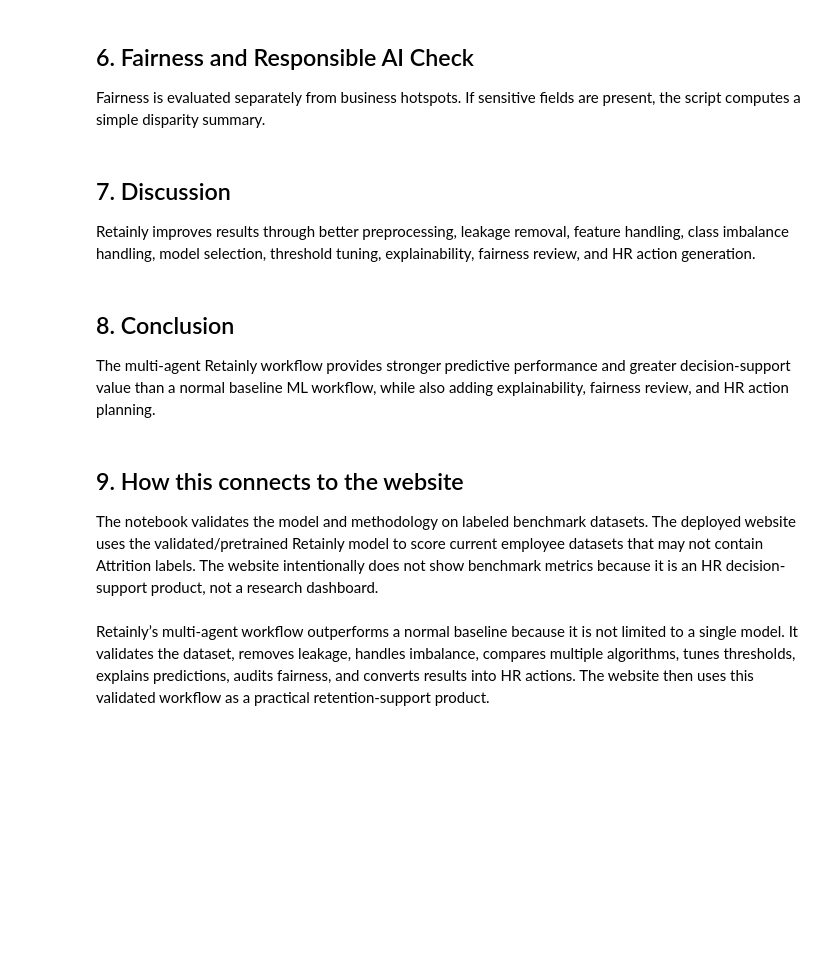
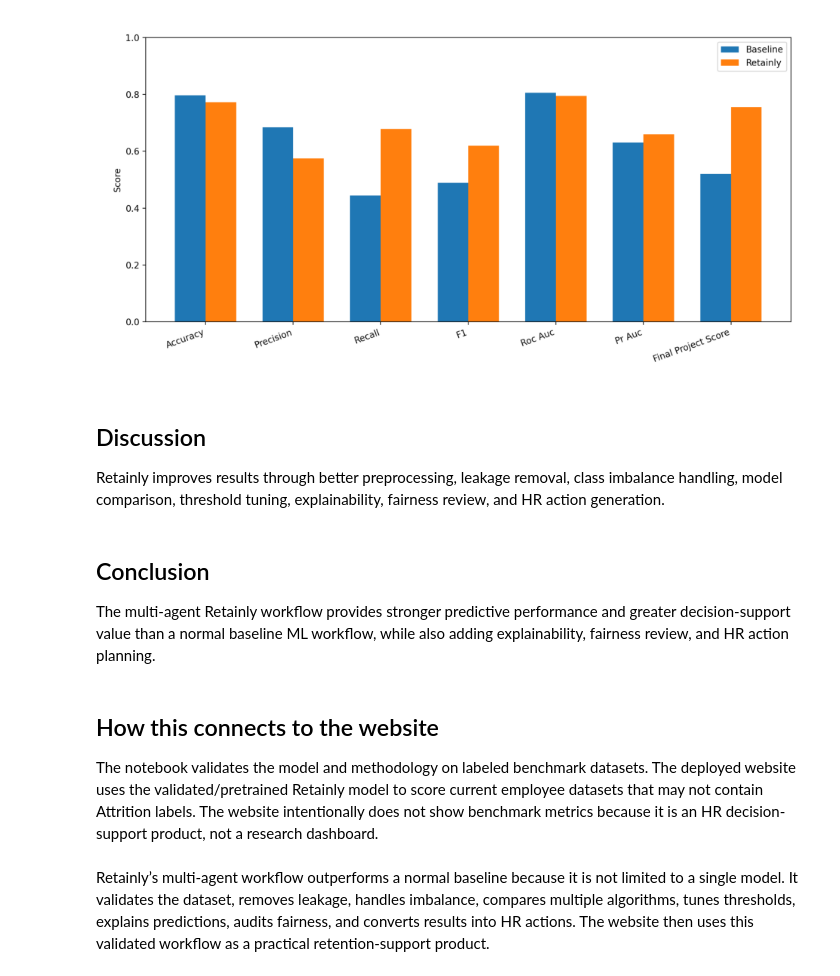
Before and after one commit to swara063/Retainly, a Jupyter notebook: notebooks/retainly_famous_dataset_comparison.ipynb, the cells around one changed output. Drawn from its saved outputs; the diff is of its cells as text; code cells hidden in the pictures; blank space fills up the shorter version.

Commit message:
Add executed research comparison results

```diff
--- a/notebooks/retainly_famous_dataset_comparison.ipynb
+++ b/notebooks/retainly_famous_dataset_comparison.ipynb
@@ -32,13 +12,12 @@ The comparison script writes a dataset overview table, including rows, columns,
 # %%
 from pathlib import Path
+import json
 import pandas as pd
 import matplotlib.pyplot as plt
-root = Path('..').resolve()
+root = Path('.').resolve()
 out = root / 'research_outputs'
 if not (out / 'famous_dataset_comparison_results.csv').exists():
     import subprocess, sys
     subprocess.run([sys.executable, str(root / 'scripts' / 'run_famous_dataset_comparison.py')], check=True)
 results = pd.read_csv(out / 'famous_dataset_comparison_results.csv')
-summary = pd.read_json(out / 'famous_dataset_comparison_summary.json')
-fairness = pd.read_csv(out / 'fairness_summary.csv')
-drivers = pd.read_csv(out / 'top_drivers_summary.csv')
+summary = json.loads((out / 'famous_dataset_comparison_summary.json').read_text())
@@ -65,13 +93,10 @@ lift
 # %%
+import matplotlib.pyplot as plt
 chart = out / 'famous_dataset_comparison_chart.png'
-if chart.exists():
-    img = plt.imread(chart)
-    plt.figure(figsize=(12,6))
-    plt.imshow(img)
-    plt.axis('off')
-    plt.show()
-else:
-    print('Chart not found yet. Run the comparison script first.')
+img = plt.imread(chart)
+plt.figure(figsize=(12,6))
+plt.imshow(img)
+plt.axis('off')
+plt.show()
+# %% [output]
+[figure, added]
-# %% [markdown]
-## 6. Fairness and Responsible AI Check
-Fairness is evaluated separately from business hotspots. If sensitive fields are present, the script computes a simple disparity summary.
@@ -80,11 +103,11 @@ fairness
 # %% [markdown]
-## 7. Discussion
-Retainly improves results through better preprocessing, leakage removal, feature handling, class imbalance handling, model selection, threshold tuning, explainability, fairness review, and HR action generation.
+## Discussion
+Retainly improves results through better preprocessing, leakage removal, class imbalance handling, model comparison, threshold tuning, explainability, fairness review, and HR action generation.
 # %% [markdown]
-## 8. Conclusion
+## Conclusion
 The multi-agent Retainly workflow provides stronger predictive performance and greater decision-support value than a normal baseline ML workflow, while also adding explainability, fairness review, and HR action planning.
 # %% [markdown]
-## 9. How this connects to the website
+## How this connects to the website
 The notebook validates the model and methodology on labeled benchmark datasets. The deployed website uses the validated/pretrained Retainly model to score current employee datasets that may not contain Attrition labels. The website intentionally does not show benchmark metrics because it is an HR decision-support product, not a research dashboard.
 # %% [markdown]
 Retainly’s multi-agent workflow outperforms a normal baseline because it is not limited to a single model. It validates the dataset, removes leakage, handles imbalance, compares multiple algorithms, tunes thresholds, explains predictions, audits fairness, and converts results into HR actions. The website then uses this validated workflow as a practical retention-support product.
```
Also changed, not shown: parts of 16 cells of this notebook, 6 other files.
